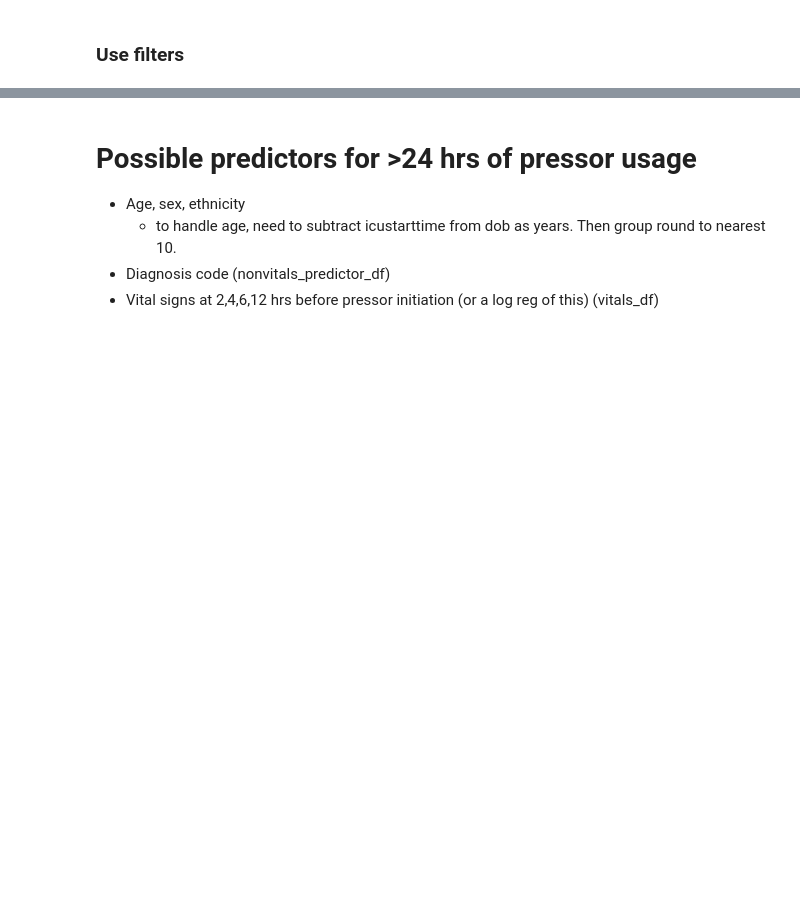
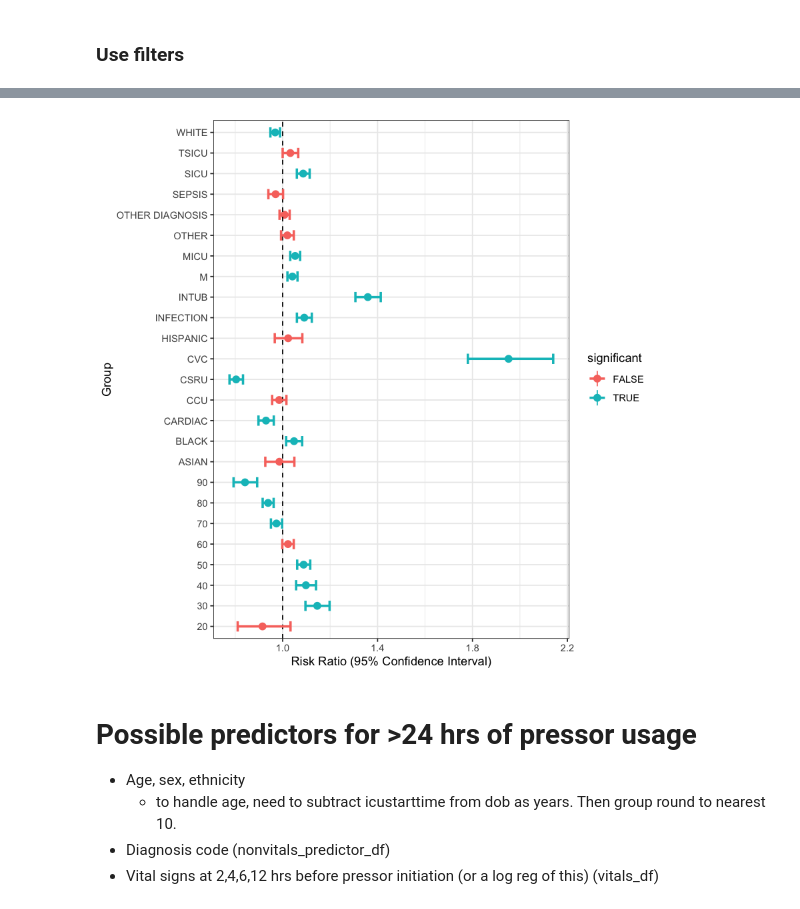
Before and after one commit to ruoyijiang/general, a Jupyter notebook: projects/haimovich_pressors/R_Pressor_Outcomes.ipynb, the cells around one changed output, grey strips where cells are left out. Cells and saved outputs as stored; diff of their text form; code cells hidden in the pictures; blank space fills up the shorter version.

```diff
--- a/projects/haimovich_pressors/R_Pressor_Outcomes.ipynb
+++ b/projects/haimovich_pressors/R_Pressor_Outcomes.ipynb
@@ -468,0 +612,5 @@ output_df <- input_death_df %>%
+# %%
+all_rr_df <- bind_rows(all_rr_list, .id="TYPE") %>%
+    mutate(significant = p < 0.05)
+
+all_rr_df
@@ -469,3 +637,15 @@ output_df <- input_death_df %>%
+# %%
+p = ggplot(data=all_rr_df,
+    aes(x = ID,y = estimate, ymin = lower, ymax = upper ))+
+    geom_pointrange(aes(col=significant))+
+    geom_hline(yintercept =1, linetype=2)+
+    xlab('Group')+ ylab("Risk Ratio (95% Confidence Interval)")+
+    geom_errorbar(aes(ymin=lower, ymax=upper,col=significant),width=0.5,cex=1)+
+    theme_bw() +
+    coord_flip()
+plot(p)
+# %% [output]
+[figure, added]
 # %% [markdown]
 # Possible predictors for >24 hrs of pressor usage
 - Age, sex, ethnicity
```
Also changed, not shown: parts of 59 cells of this notebook.
